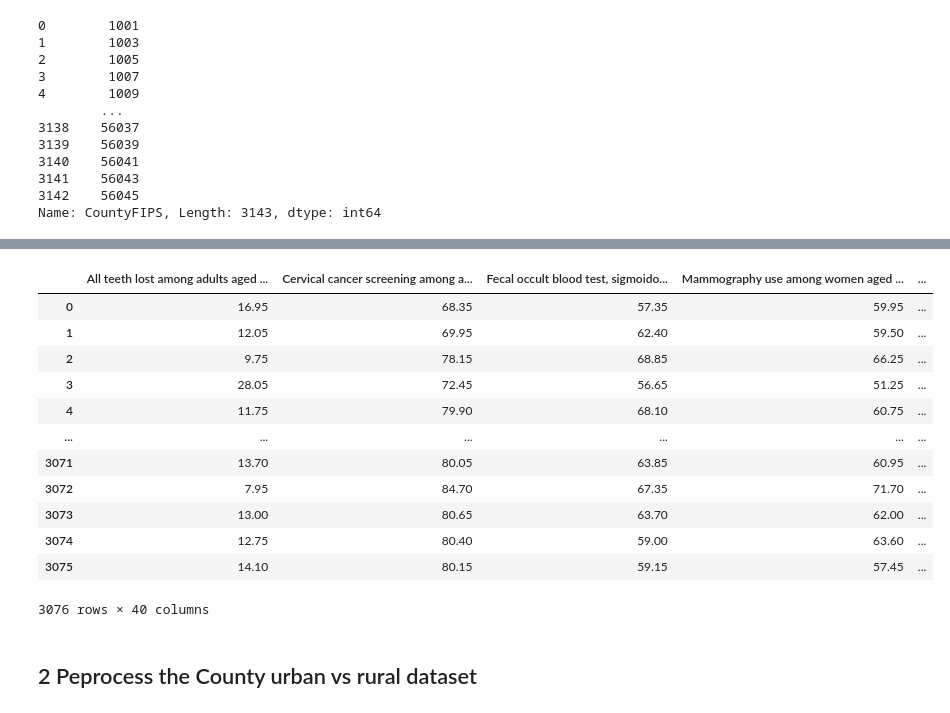
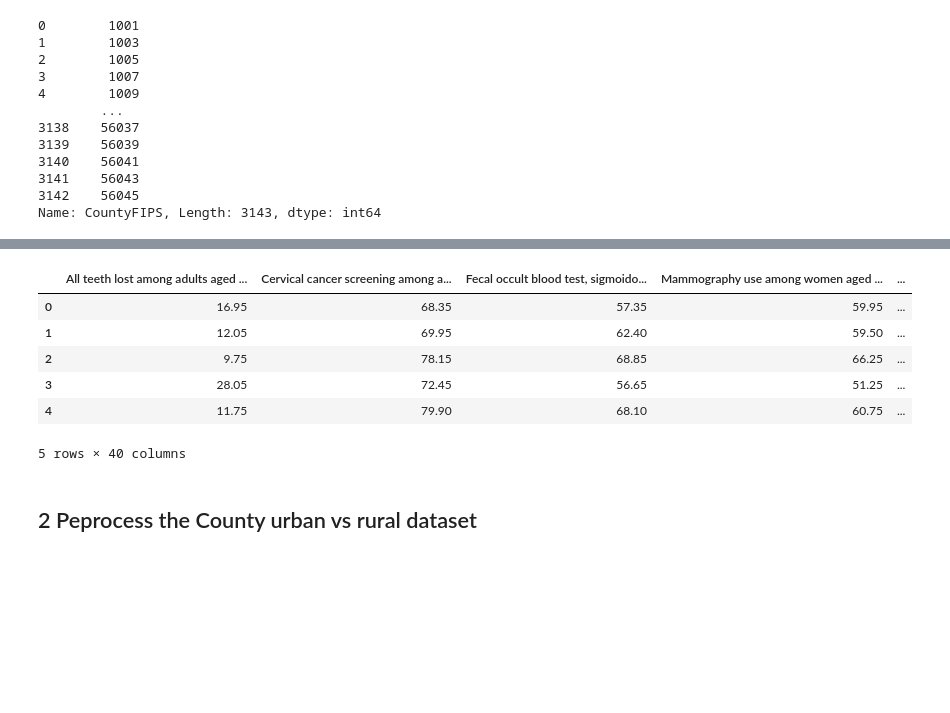
Before and after one commit to dereksgithub/cities_study_QM_Term_project, a Jupyter notebook: dataprocessing/spatial_geocode_processing.ipynb, the cells around one changed output, grey strips where cells are left out. Cells and saved outputs as stored; diff of their text form; code cells hidden in the pictures; blank space fills up the shorter version.

```diff
--- a/dataprocessing/spatial_geocode_processing.ipynb
+++ b/dataprocessing/spatial_geocode_processing.ipynb
@@ -79,21 +81,15 @@ cdc_places['GEOID'] = cdc_places['GEOID'].astype('int64')
 # Convert FIPS codes in DataFrame to string and zero-pad to 5 characters
 cdc_places['GEOID'] = cdc_places['GEOID'].apply(lambda x: str(x).zfill(5))
 # %%
-cdc_places
+cdc_places.head()
 # %% [output]
 |  | All teeth lost among adults aged ... | Cervical cancer screening among a... | Fecal occult blood test, sigmoido... | Mammography use among women aged ... | ... |
 | 0 | 16.95 | 68.35 | 57.35 | 59.95 | ... |
 | 1 | 12.05 | 69.95 | 62.40 | 59.50 | ... |
 | 2 | 9.75 | 78.15 | 68.85 | 66.25 | ... |
 | 3 | 28.05 | 72.45 | 56.65 | 51.25 | ... |
 | 4 | 11.75 | 79.90 | 68.10 | 60.75 | ... |
-| ... | ... | ... | ... | ... | ... |
-| 3071 | 13.70 | 80.05 | 63.85 | 60.95 | ... |
-| 3072 | 7.95 | 84.70 | 67.35 | 71.70 | ... |
-| 3073 | 13.00 | 80.65 | 63.70 | 62.00 | ... |
-| 3074 | 12.75 | 80.40 | 59.00 | 63.60 | ... |
-| 3075 | 14.10 | 80.15 | 59.15 | 57.45 | ... |
-3076 rows × 40 columns
+5 rows × 40 columns
 # %% [markdown]
 ## 2 Peprocess the County urban vs rural dataset
 # %%
```
Also changed, not shown: parts of 17 cells of this notebook.
